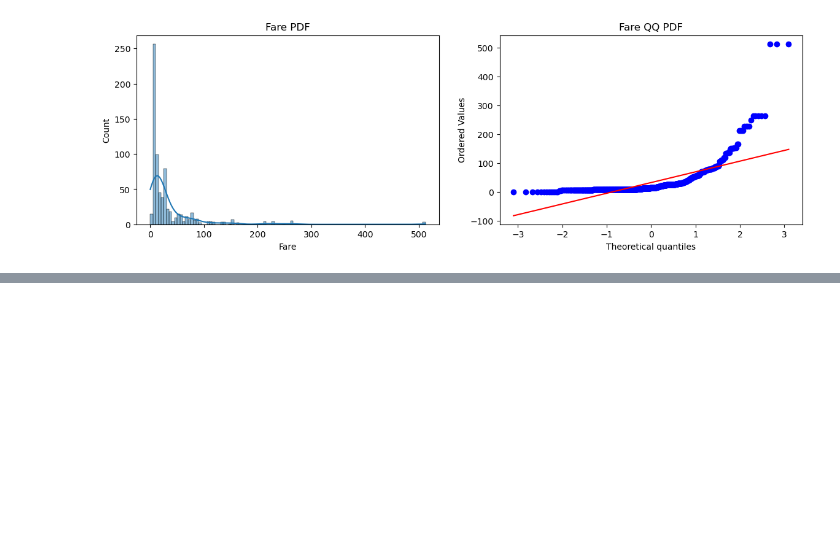
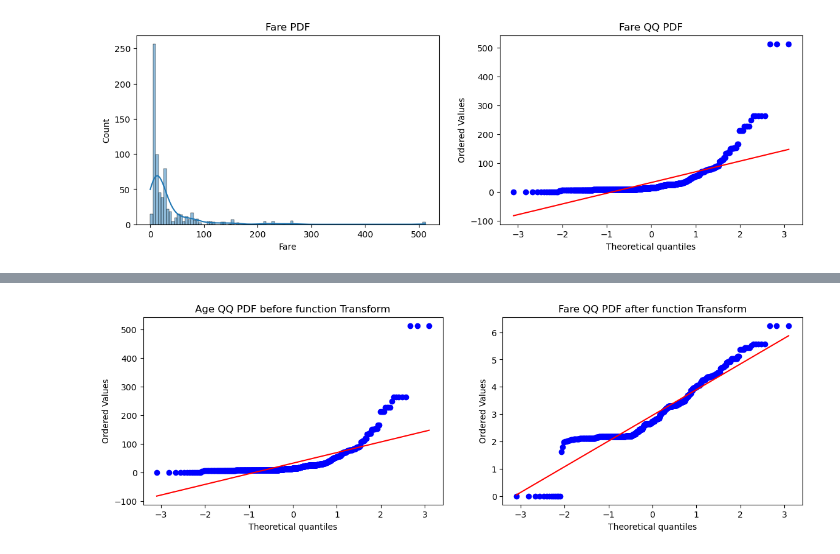
Before and after one commit to subal43/Data-Science-Practice, a Jupyter notebook: Function Transformer/main.ipynb, the cells around one changed output, grey strips where cells are left out. Drawn from its saved outputs; the diff is of its cells as text; code cells hidden in the pictures; blank space fills up the shorter version.

```diff
--- a/Function Transformer/main.ipynb
+++ b/Function Transformer/main.ipynb
@@ -154,0 +168,13 @@ Accuracy DT :  0.6871508379888268
+# %%
+plt.figure(figsize=(14,4))
+plt.subplot(121)
+stats.probplot(X_train["Fare"] , dist="norm", plot=plt)
+plt.title("Age QQ PDF before function Transform")
+
+
+plt.subplot(122)
+stats.probplot(X_train_transformed["Fare"] , dist="norm", plot=plt)
+plt.title("Fare QQ PDF after function Transform")
+plt.show()
+# %% [output]
+[figure, added]
```
Also changed, not shown: parts of 3 cells of this notebook.
